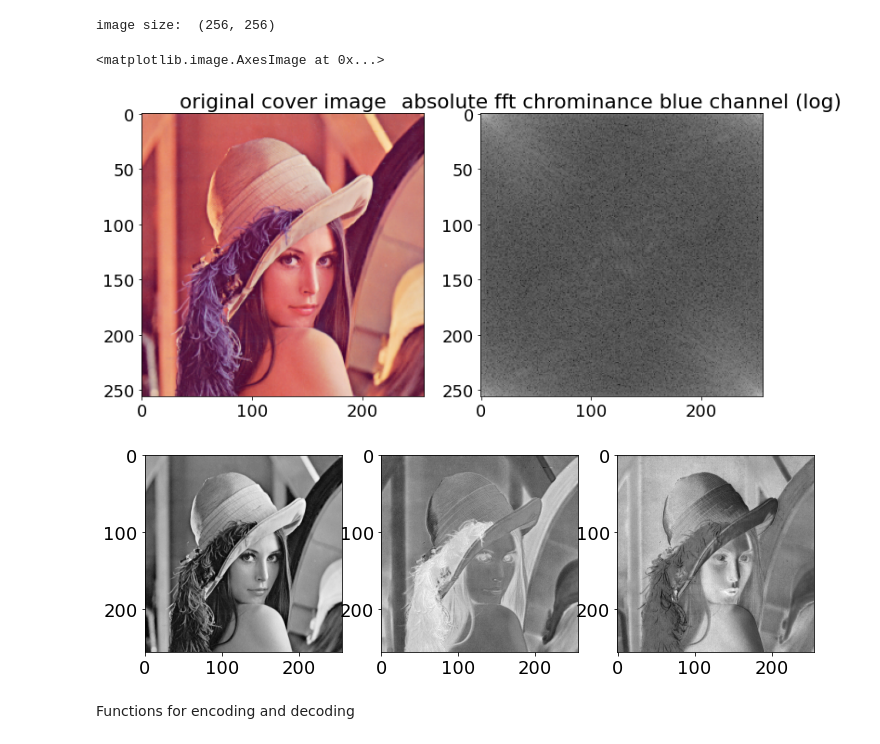
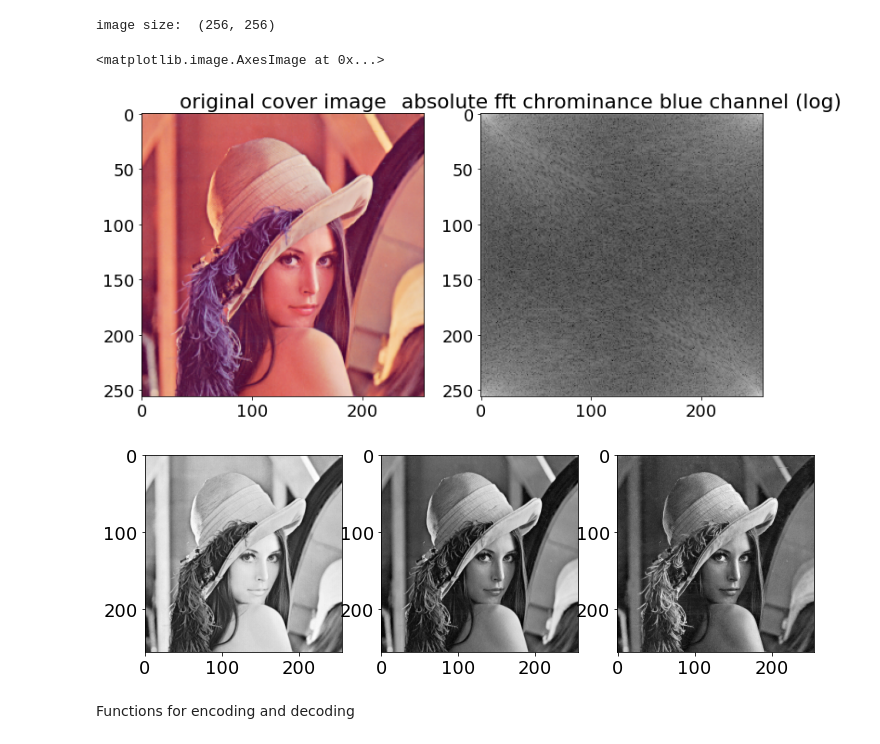
Before and after one commit to PIX3LFLUX/Steganosaurus, a Jupyter notebook: FFT_stego_sharp.ipynb, the cells around one changed output. Drawn from its saved outputs; the diff is of its cells as text; code cells hidden in the pictures.

```diff
--- a/FFT_stego_sharp.ipynb
+++ b/FFT_stego_sharp.ipynb
@@ -11,35 +11,35 @@ plt.rcParams.update({'font.size':18})
 cover_img_path = "ImageSources\\tif\\lena_color_256.tif"
 image = Image.open(cover_img_path)
 image.load()
 
-image = image.convert("YCbCr")
+# image = image.convert("YCbCr")
 
 # Rot, Grün, Blau= image.split() #split image into its RGB channels
 channel0, channel1, channel2 = image.split()
 
 print("image size: ",image.size)
 
 plt.figure()
 plt.subplot(121)
 plt.imshow(image)
 plt.title("original cover image")
 
 fft_abs = 10*np.log10(np.abs(np.fft.fft2(channel1)))
 plt.subplot(122)
 plt.imshow(fft_abs, cmap="gray")
 plt.title("absolute fft chrominance blue channel (log)")
 plt.figure()
 plt.subplot(131)
 plt.imshow(channel0, cmap="gray")
 plt.subplot(132)
 plt.imshow(channel1, cmap="gray")
 plt.subplot(133)
 plt.imshow(channel2, cmap="gray")
 # %% [output]
 image size:  (256, 256)
 <matplotlib.image.AxesImage at 0x...>
 [figure]
-[figure, old version]
+[figure, new version]
 # %% [markdown]
 Functions for encoding and decoding
 # %%
```
Also changed, not shown: parts of 8 cells of this notebook, 5 other files.
